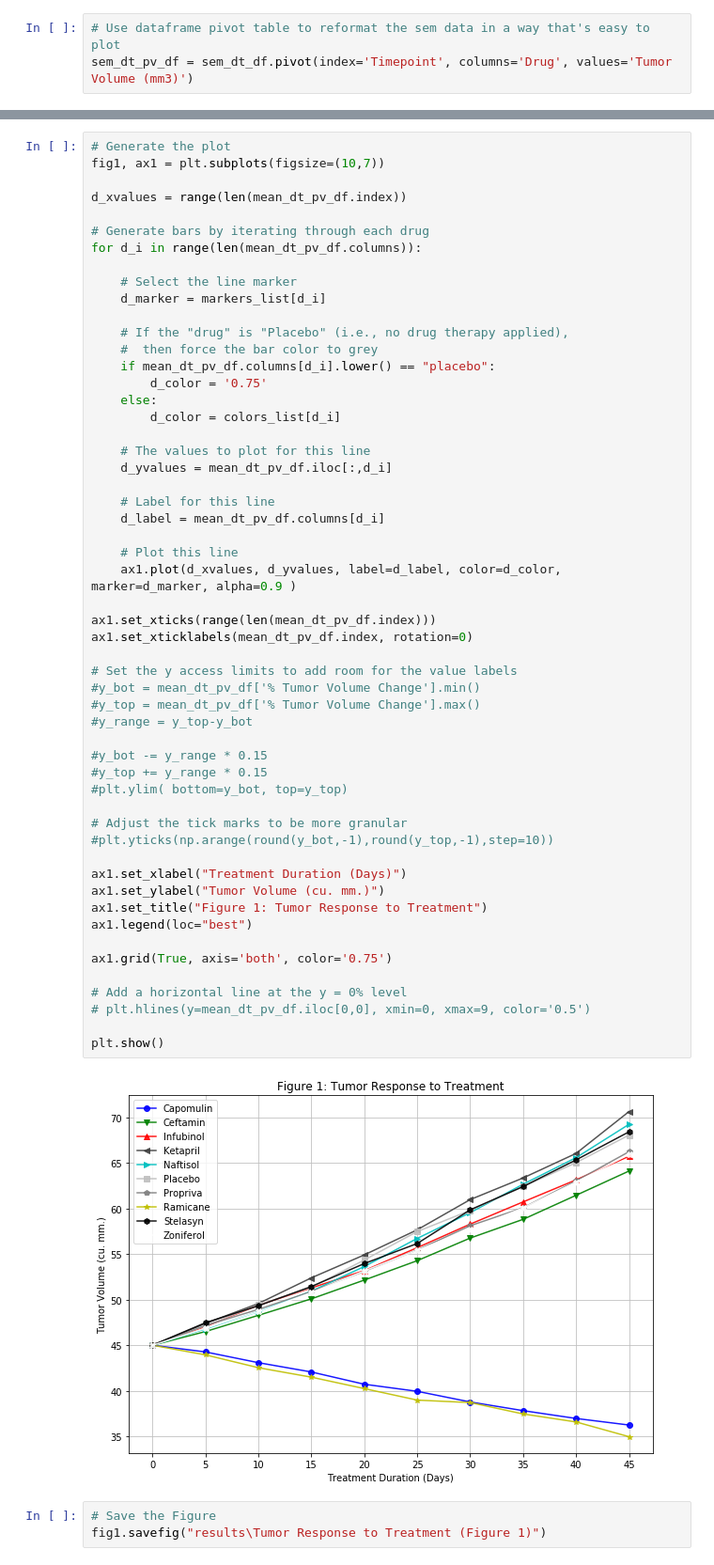
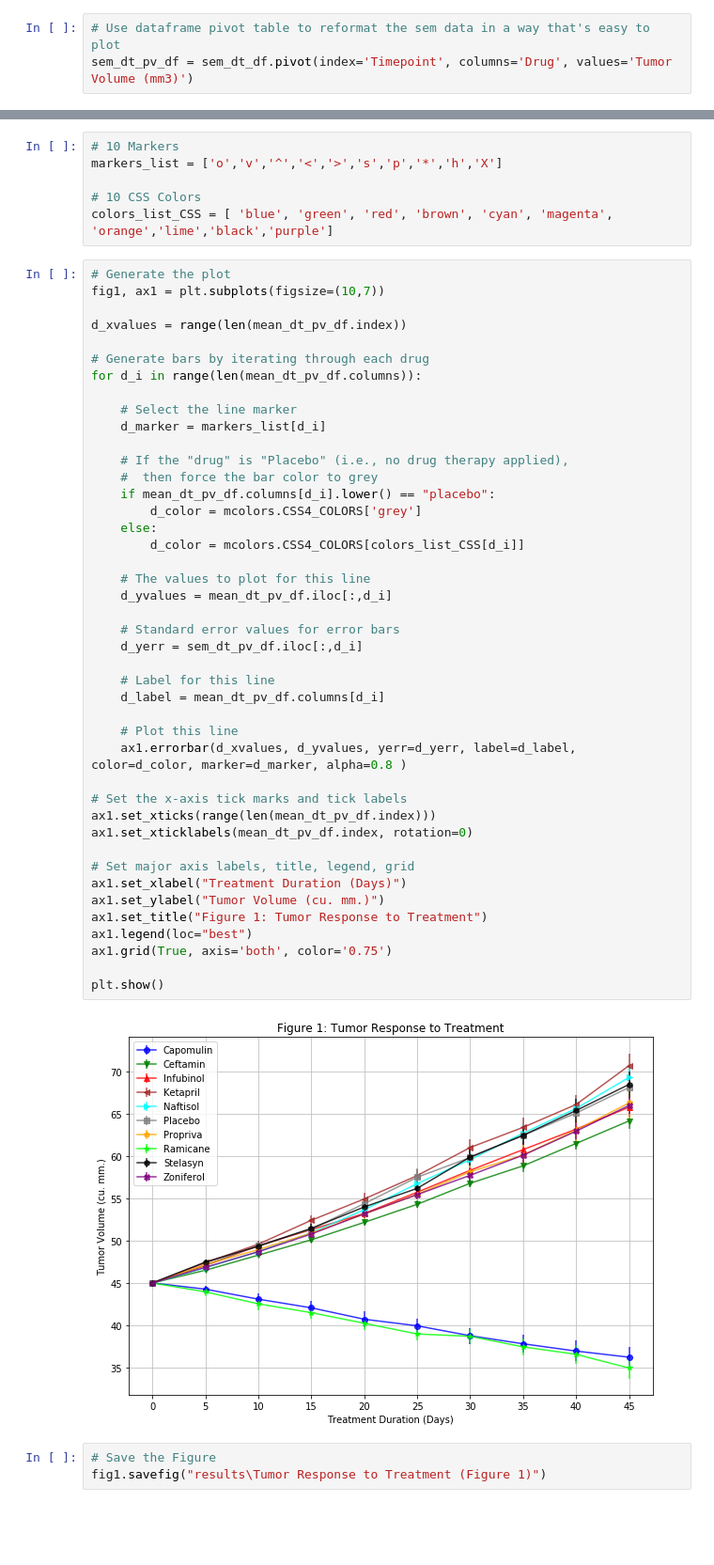
Before and after one commit to daddyjab/PythonAssignments, a Jupyter notebook: Pymaceuticals/pymaceuticals_starter-jb.ipynb, the cells around one changed output, grey strips where cells are left out. Shown at 94% size. Saved outputs shown, nothing was run; the diff lists cells and outputs as text; blank space fills up the shorter version.

Commit message:
Got the per-drug markers to work for first line chart!

```diff
--- a/Pymaceuticals/pymaceuticals_starter-jb.ipynb
+++ b/Pymaceuticals/pymaceuticals_starter-jb.ipynb
@@ -236,3 +211,9 @@ plt.show()
+# %%
+# 10 Markers
+markers_list = ['o','v','^','<','>','s','p','*','h','X']
+
+# 10 CSS Colors
+colors_list_CSS = [ 'blue', 'green', 'red', 'brown', 'cyan', 'magenta', 'orange','lime','black','purple']
 # %%
 # Generate the plot
 fig1, ax1 = plt.subplots(figsize=(10,7))
@@ -242,53 +223,42 @@ d_xvalues = range(len(mean_dt_pv_df.index))
 # Generate bars by iterating through each drug
 for d_i in range(len(mean_dt_pv_df.columns)):
 
     # Select the line marker
     d_marker = markers_list[d_i]
 
     # If the "drug" is "Placebo" (i.e., no drug therapy applied),
     #  then force the bar color to grey
     if mean_dt_pv_df.columns[d_i].lower() == "placebo":
-        d_color = '0.75'
+        d_color = mcolors.CSS4_COLORS['grey']
     else:
-        d_color = colors_list[d_i]
+        d_color = mcolors.CSS4_COLORS[colors_list_CSS[d_i]]
 
     # The values to plot for this line
     d_yvalues = mean_dt_pv_df.iloc[:,d_i]
+
+    # Standard error values for error bars
+    d_yerr = sem_dt_pv_df.iloc[:,d_i]
 
     # Label for this line
     d_label = mean_dt_pv_df.columns[d_i]
 
     # Plot this line
-    ax1.plot(d_xvalues, d_yvalues, label=d_label, color=d_color, marker=d_marker, alpha=0.9 )
+    ax1.errorbar(d_xvalues, d_yvalues, yerr=d_yerr, label=d_label, color=d_color, marker=d_marker, alpha=0.8 )
 
+# Set the x-axis tick marks and tick labels
 ax1.set_xticks(range(len(mean_dt_pv_df.index)))
 ax1.set_xticklabels(mean_dt_pv_df.index, rotation=0)
 
-# Set the y access limits to add room for the value labels
-#y_bot = mean_dt_pv_df['% Tumor Volume Change'].min()
-#y_top = mean_dt_pv_df['% Tumor Volume Change'].max()
-#y_range = y_top-y_bot
-
-#y_bot -= y_range * 0.15
-#y_top += y_range * 0.15
-#plt.ylim( bottom=y_bot, top=y_top)
-
-# Adjust the tick marks to be more granular
-#plt.yticks(np.arange(round(y_bot,-1),round(y_top,-1),step=10))
-
+# Set major axis labels, title, legend, grid
 ax1.set_xlabel("Treatment Duration (Days)")
 ax1.set_ylabel("Tumor Volume (cu. mm.)")
 ax1.set_title("Figure 1: Tumor Response to Treatment")
 ax1.legend(loc="best")
-
 ax1.grid(True, axis='both', color='0.75')
 
-# Add a horizontal line at the y = 0% level
-# plt.hlines(y=mean_dt_pv_df.iloc[0,0], xmin=0, xmax=9, color='0.5')
-
 plt.show()
 # %% [output]
-[figure, old version]
+[figure, new version]
 # %%
 # Save the Figure
 fig1.savefig("results\Tumor Response to Treatment (Figure 1)")
```
Also changed, not shown: parts of 11 cells of this notebook, 3 other files.
